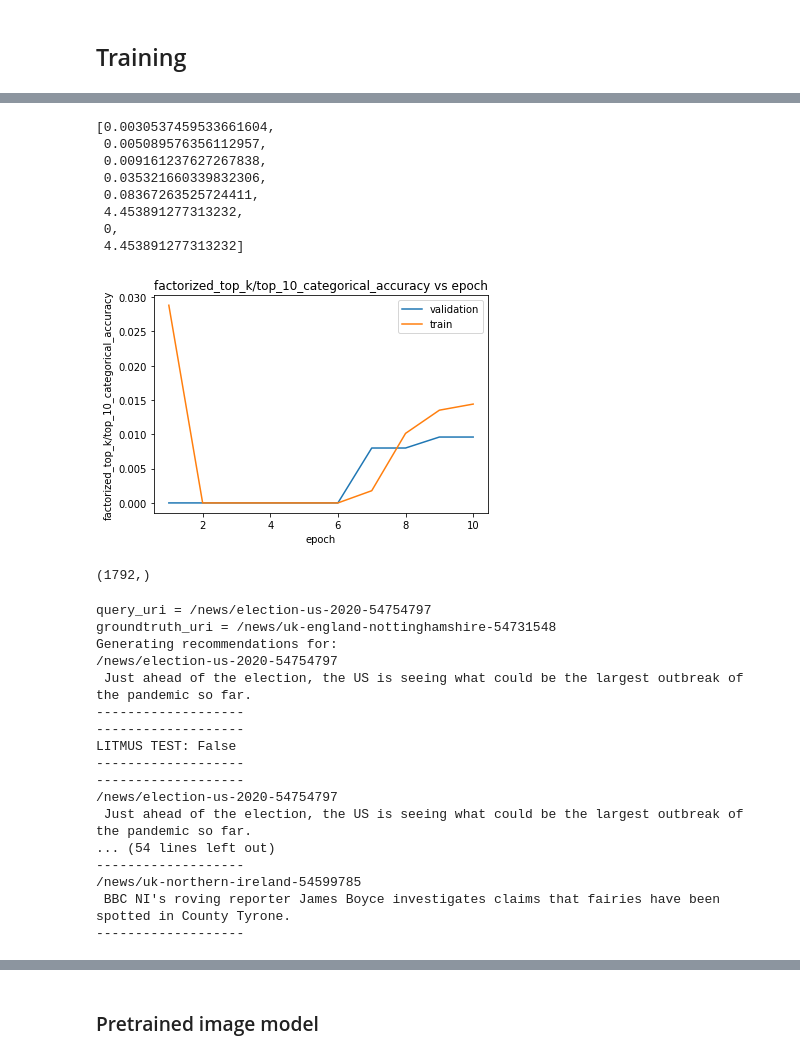
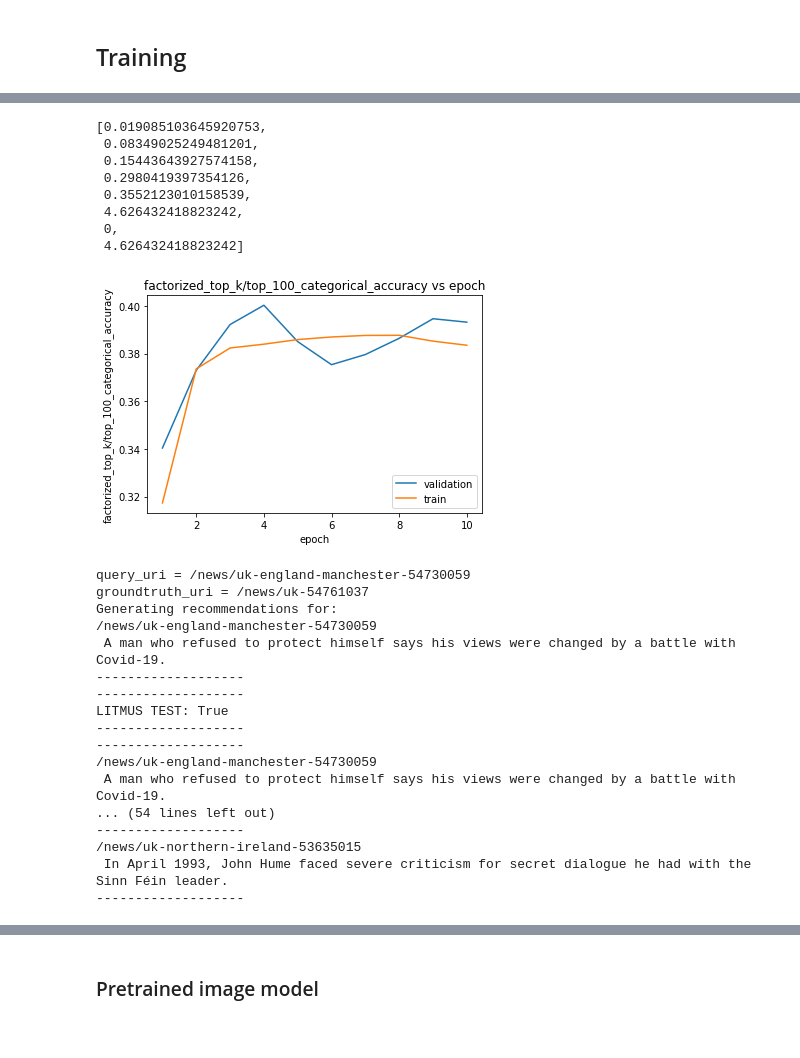
Before and after one commit to felixmercermoss/deep-recommender-embeddings, a Jupyter notebook: deep_recommender_embeddings/notebooks/messy_notebook.ipynb, the cells around one changed output, grey strips where cells are left out. Saved outputs shown, nothing was run; the diff lists cells and outputs as text; code cells hidden in the pictures.

```diff
--- a/deep_recommender_embeddings/notebooks/messy_notebook.ipynb
+++ b/deep_recommender_embeddings/notebooks/messy_notebook.ipynb
@@ -98,8 +96,7 @@ generate_embeddings = False
 
 if generate_embeddings:
     im_embeddings = generate_image_embeddings(model_link, thumbnail_lookup_table, IMAGE_SHAPE, unique_item_ids)
-    with open(embeddings_fpath, 'wb') as f:
-        pickle.dump(im_embeddings, f)
+    export_embeddings_to_file(im_embeddings, embeddings_fpath)
 else:
     with open(embeddings_fpath, 'rb') as f:
         im_embeddings = pickle.load(f)
@@ -125,10 +122,10 @@ Tensorflow lookup table created for vector dim=(1792,) with 5060 entries.
 Load the vocabulary of the of item IDs into a tensorflow dataset.
 # %%
 DATA_PATH = '/Users/mercef02/Projects/datasets_models/sfv_user_user_zoom_20201026_20201102/sfv_user*' #'/Users/mercef02/Projects/datasets/sfv_user_week_compact/*.csv'
-logs = load_data(d_path=DATA_PATH, stop_after_n_files=1)
+logs = load_data(d_path=DATA_PATH, stop_after_n_files=3)
 logs = clean_data(logs)
 # %%
-min_date = pd.to_datetime('2020-11-01T00:00:00')
+min_date = pd.to_datetime('2020-10-31T00:00:00')
 max_date = pd.to_datetime('2020-11-01T11:59:59')
 min_mentions = 5
 train_logs = filter_logs(logs, min_date, max_date, min_mentions, unique_item_ids)
@@ -207,14 +342,14 @@ lr = 0.01
 cached_train = sfv_train.batch(128).cache()
 cached_test = sfv_val.batch(128).cache()
 model_one_layer = ItemSimilarityModel(test_candidate_ids=unique_item_ids,
-                                      features=['image_embedding'],
-                                      feature_dims=[1792],
+                                      features=['image_embedding', 'body'],
+                                      feature_dims=[100, 64],
                                       unique_item_ids=unique_item_ids,
                                       item_body_lookup=body_lookup_table,
                                       item_tags_lookup=tags_lookup_table,
                                       item_category_lookup=category_lookup_table,
                                       image_embedding_lookup_table=im_vec_lookup_table,
-                                      layer_sizes=[64],
+                                      layer_sizes=[],
                                       pretrained_text_model=model_link)
 model_one_layer.compile(optimizer=tf.keras.optimizers.Adagrad(lr))
 
@@ -228,7 +363,7 @@ one_layer_history = model_one_layer.fit(
 
 print(f'Train accuracy: {one_layer_history.history["factorized_top_k/top_100_categorical_accuracy"][-1]}')
 print(f'Validation accuracy: {one_layer_history.history["val_factorized_top_k/top_100_categorical_accuracy"][-1]}')
-plot_metric(one_layer_history, 'factorized_top_k/top_10_categorical_accuracy')
+plot_metric(one_layer_history, 'factorized_top_k/top_100_categorical_accuracy')
 print("Hold out metrics:")
 metrics = model_one_layer.evaluate(holdout_logs_tf.batch(128).cache())
 print(f'Holdout accuracy: {metrics[4]}')
@@ -254,10 +389,10 @@ Holdout accuracy: 0.08367263525724411
-[0.0030537459533661604,
- 0.005089576356112957,
- 0.009161237627267838,
- 0.035321660339832306,
- 0.08367263525724411,
- 4.453891277313232,
+[0.019085103645920753,
+ 0.08349025249481201,
+ 0.15443643927574158,
+ 0.2980419397354126,
+ 0.3552123010158539,
+ 4.626432418823242,
  0,
- 4.453891277313232]
+ 4.626432418823242]
-[figure, old version]
+[figure, new version]
 # %%
@@ -269,4 +401,0 @@ _, values = im_vec_lookup_table.export()
-# %%
-values.numpy()[0].shape
-# %% [output]
-(1792,)
@@ -273,10 +405,5 @@ values.numpy()[0].shape
 # %%
-#query_uri = '/news/technology-53018000'
-#query_uri = '/sport/football/53805003'
-#query_uri = '/news/business-10665047'
-#query_uri = '/news/uk-england-hampshire-53838761'
-
-query_uri, groundtruth_uri = vc.index[1].split('_')
+query_uri, groundtruth_uri = vc.index[4].split('_')
 print(f'query_uri = {query_uri}')
 print(f'groundtruth_uri = {groundtruth_uri}')
 
@@ -289,22 +416,22 @@ for rec in rec_uris:
     print_item(rec, es, _es_index)
     print('-------------------')
 # %% [output]
-query_uri = /news/election-us-2020-54754797
-groundtruth_uri = /news/uk-england-nottinghamshire-54731548
+query_uri = /news/uk-england-manchester-54730059
+groundtruth_uri = /news/uk-54761037
 Generating recommendations for:
-/news/election-us-2020-54754797
- Just ahead of the election, the US is seeing what could be the largest outbreak of the pandemic so far.
+/news/uk-england-manchester-54730059
+ A man who refused to protect himself says his views were changed by a battle with Covid-19.
 -------------------
 -------------------
-LITMUS TEST: False
+LITMUS TEST: True
 -------------------
 -------------------
-/news/election-us-2020-54754797
- Just ahead of the election, the US is seeing what could be the largest outbreak of the pandemic so far.
+/news/uk-england-manchester-54730059
+ A man who refused to protect himself says his views were changed by a battle with Covid-19.
 ... (54 lines left out)
 -------------------
-/news/uk-northern-ireland-54599785
- BBC NI's roving reporter James Boyce investigates claims that fairies have been spotted in County Tyrone.
+/news/uk-northern-ireland-53635015
+ In April 1993, John Hume faced severe criticism for secret dialogue he had with the Sinn Féin leader.
 -------------------
 # %%
 ### Pretrained text model nnlm 50
```
Also changed, not shown: parts of 25 cells of this notebook, 3 other files.
